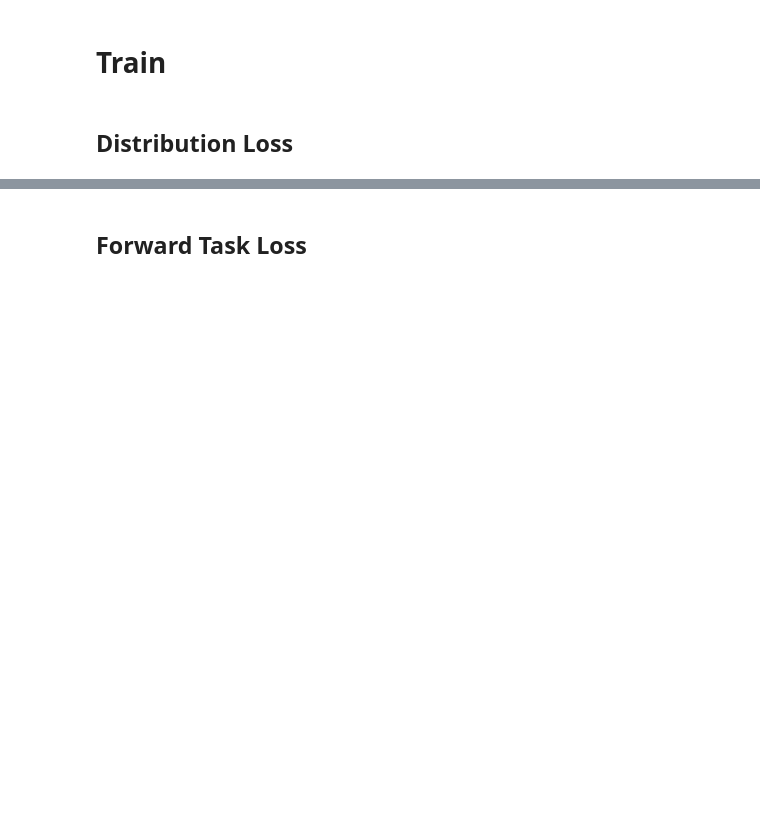
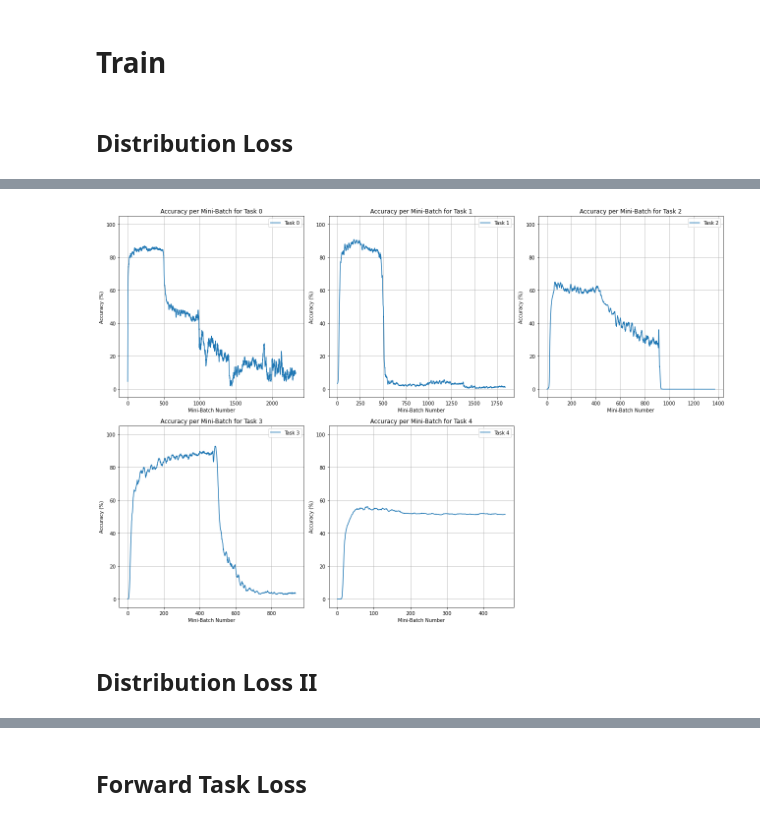
Before and after one commit to bochendong/Fantastic-ML-Method, a Jupyter notebook: LTL/MNIST/Experiment/Best.ipynb, the cells around one changed output, grey strips where cells are left out. Drawn from its saved outputs; the diff is of its cells as text; code cells hidden in the pictures; blank space fills up the shorter version.

```diff
--- a/LTL/MNIST/Experiment/Best.ipynb
+++ b/LTL/MNIST/Experiment/Best.ipynb
@@ -210,0 +270,6 @@ plt.show()
+# %%
+plot_task_acc_history(all_accuracies_0)
+# %% [output]
+[figure, added]
+# %% [markdown]
+## Distribution Loss II
```
Also changed, not shown: parts of 19 cells of this notebook.
